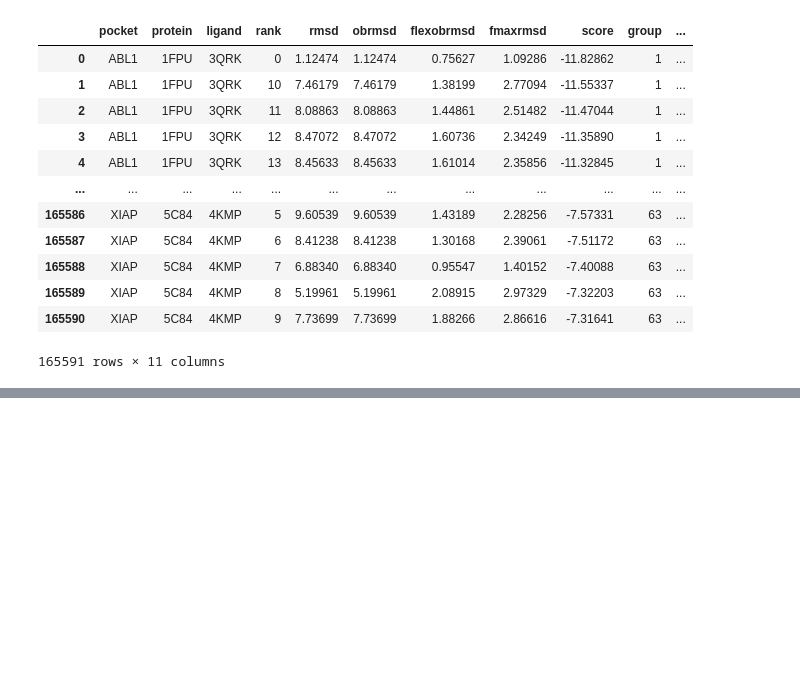
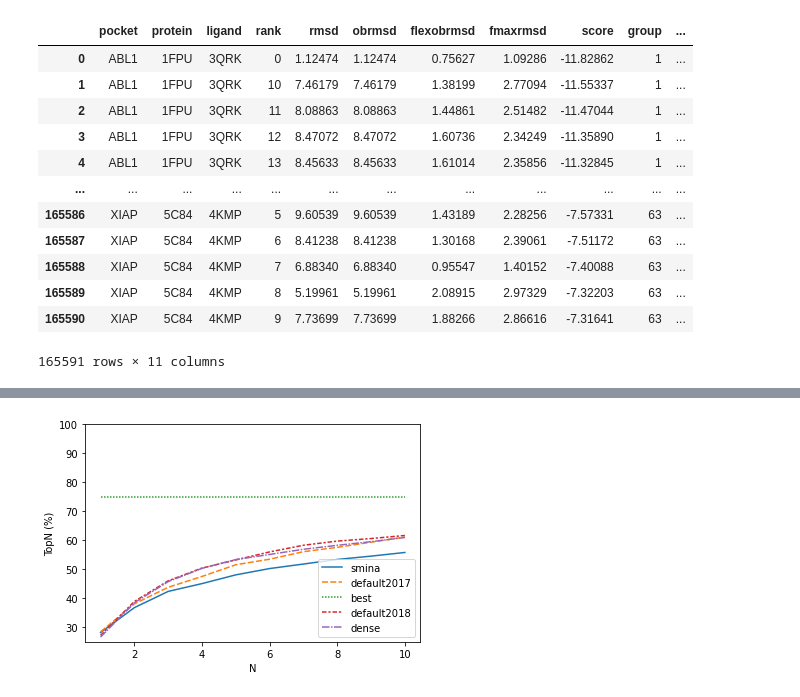
Before and after one commit to RMeli/gsoc19, a Jupyter notebook: crossdocking/cd-downsampled/analysis/TopN.ipynb, the cells around one changed output, grey strips where cells are left out. Cells and saved outputs as stored; diff of their text form; code cells hidden in the pictures; blank space fills up the shorter version.

```diff
--- a/crossdocking/cd-downsampled/analysis/TopN.ipynb
+++ b/crossdocking/cd-downsampled/analysis/TopN.ipynb
@@ -210,4 +270,8 @@ nocrystal_stratified
 # %%
 sns.lineplot(data=nocrystal_stratified)
-plt.savefig("plot/TopN-nocrystal-stratified.pdf")
-plt.savefig("plot/TopN-nocrystal-stratified.png")
+plt.ylabel("TopN (%)")
+plt.ylim([25,100])
+plt.savefig("plots/TopN-nocrystal-stratified.pdf")
+plt.savefig("plots/TopN-nocrystal-stratified.png")
+# %% [output]
+[figure, added]
```
Also changed, not shown: parts of 11 cells of this notebook, 20 other files.
